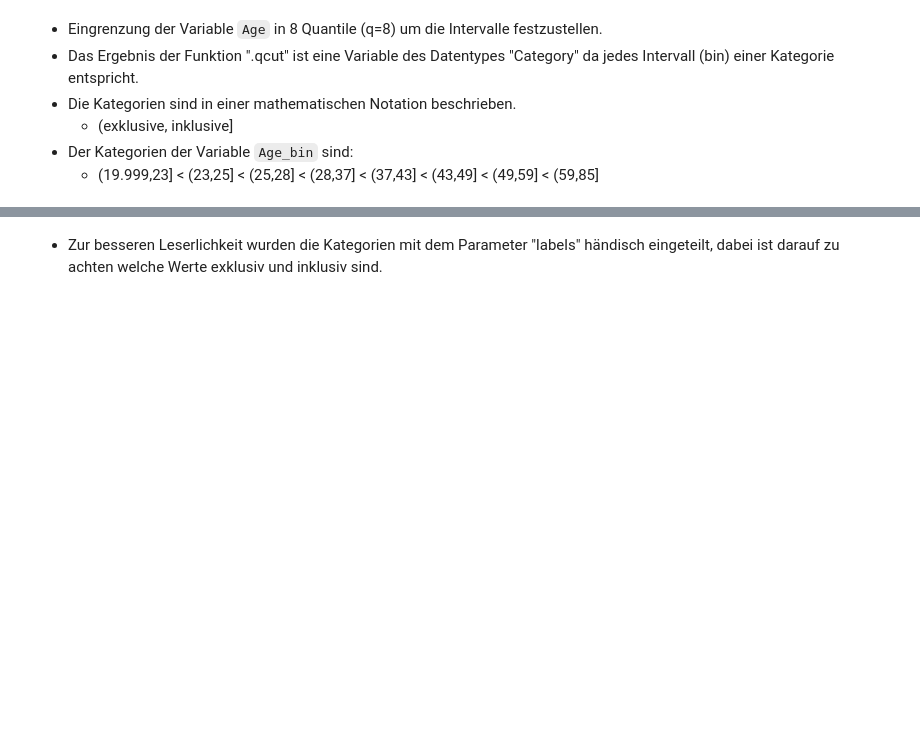
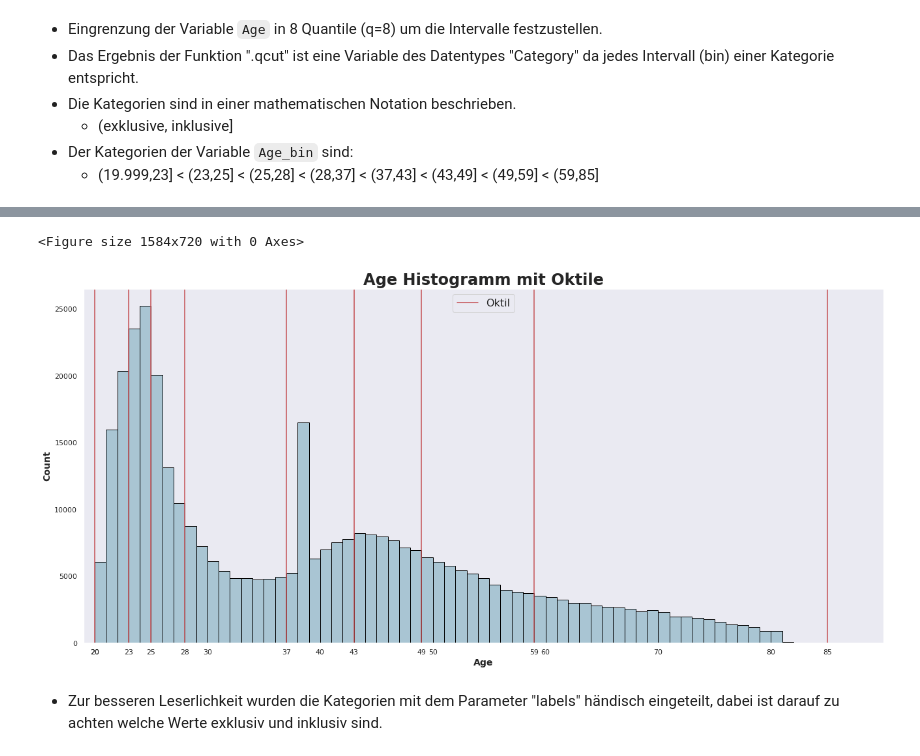
Before and after one commit to Oshimani/datanalaysispython_ws2122, a Jupyter notebook: DatenAnalyseMitPython.ipynb, the cells around one changed output, grey strips where cells are left out. Drawn from its saved outputs; the diff is of its cells as text; code cells hidden in the pictures; blank space fills up the shorter version.

```diff
--- a/DatenAnalyseMitPython.ipynb
+++ b/DatenAnalyseMitPython.ipynb
@@ -920,11 +1258,12 @@ train.isna().sum()
 # %% [markdown]
 ##### 3.3.4.1 Imputation der Variable Gender <a class="anchor" id="section_3_3_4_1"></a>
 # %%
-train_imputer_age_median = SimpleImputer(
+train_imputer_gender_median = SimpleImputer(
     missing_values=np.nan, strategy="most_frequent")
-train_imputer_age_median = train_imputer_age_median.fit(train[["Gender"]])
-train["Gender"] = train_imputer_age_median.transform(train[["Gender"]])
+train_imputer_gender_median = train_imputer_gender_median.fit(train[["Gender"]])
+train["Gender"] = train_imputer_gender_median.transform(train[["Gender"]])
 train.isna().sum()
+train["Gender"] = train["Gender"].astype(pd.CategoricalDtype())
 # %% [markdown]
 #### 3.4. Sampling <a class="anchor" id="section_3_4"></a>
 # %% [markdown]
@@ -1052,26 +1426,29 @@ train['Age_bins'].value_counts().sort_index()
 # %%
 octiles_list = [0, 0.125, 0.25, 0.375, 0.5, 0.625, 0.75, 0.875, 1]
 octiles = train["Age"].quantile(octiles_list)
 
 plt.figure(figsize= (22, 10))
 fig, ax = plt.subplots()
 train['Age'].hist(bins=65, color='#A9C5D3',
                              edgecolor='black', grid=False)
 
 for quantile in octiles:
     axvlineplot = plt.axvline(quantile, color='r')
-ax.legend([axvlineplot], ['Quantile'], fontsize=16)
+ax.legend([axvlineplot], ['Oktil'], fontsize=16)
 
-ax.set_title('Age Histogramm mit Quantile',
+ax.set_title('Age Histogramm mit Oktile',
              fontsize=24, weight="bold")
 ax.set_xlabel('Age', fontsize=14, weight="bold")
 ax.set_ylabel('Count', fontsize=14, weight="bold")
 
 # start graph just before 20 (no smaller values)
 ax.set_xlim(19, 90)
 
 # show ticks at octiles and steps of 10
 ax.set_xticks([*octiles.to_numpy(), *range(20,90,10)]); # ; prevents output in console
+# %% [output]
+<Figure size 1584x720 with 0 Axes>
+[figure, added]
 # %% [markdown]
 - Zur besseren Leserlichkeit wurden die Kategorien mit dem Parameter "labels" händisch eingeteilt, dabei ist darauf zu achten welche Werte exklusiv und inklusiv sind.
 # %%
```
Also changed, not shown: parts of 60 cells of this notebook.
